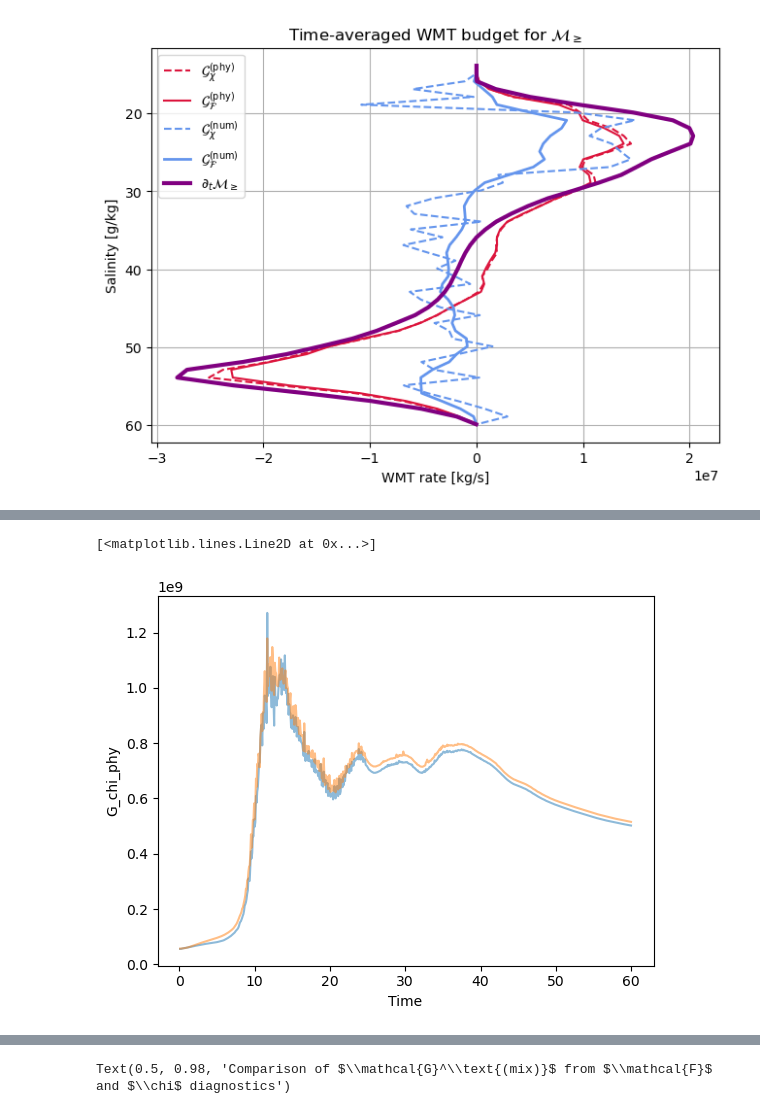
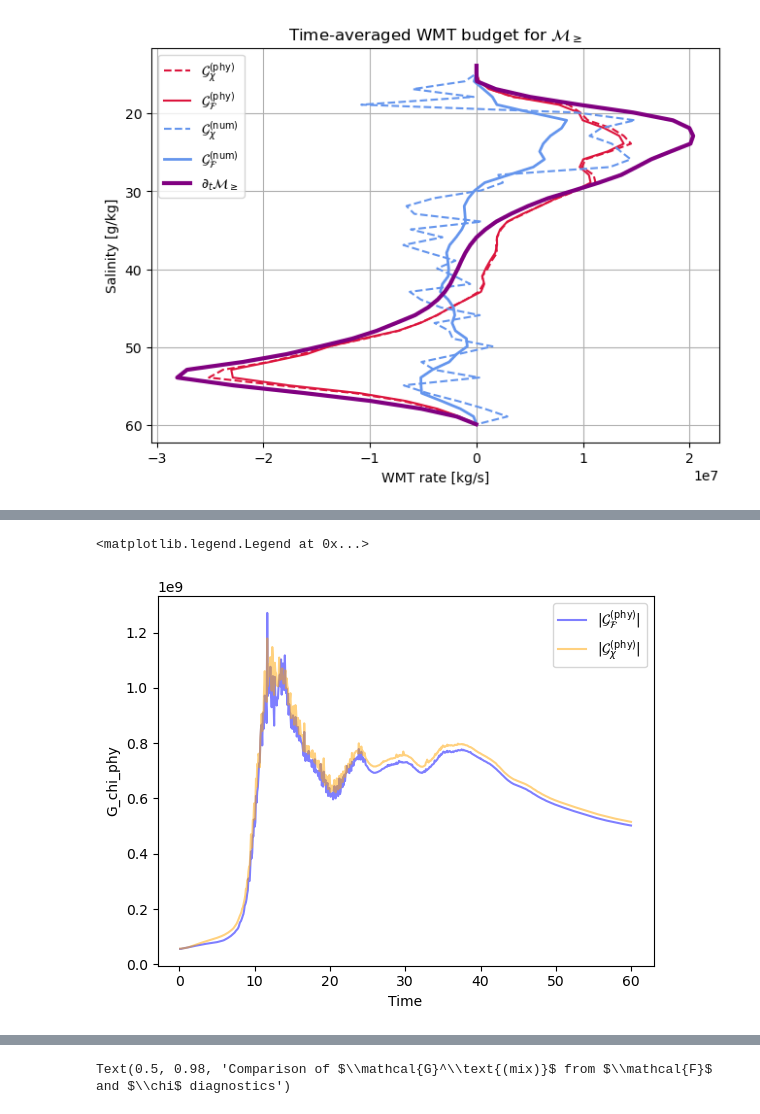
Before and after one commit to kailauyeda/WMT_DVD, a Jupyter notebook: bichan/analysis/preliminary_analysis.ipynb, the cells around one changed output, grey strips where cells are left out. Cells and saved outputs as stored; diff of their text form; code cells hidden in the pictures.

```diff
--- a/bichan/analysis/preliminary_analysis.ipynb
+++ b/bichan/analysis/preliminary_analysis.ipynb
@@ -616,6 +581,14 @@ def calculate_budget(rho_0, mesh, ds_output, target_coord_spacing = 1):
                               avg_ds_output.xtime])
 
     return G_F_phy_ds, G_chi_phy_ds, G_chi_num_ds, dM_dt_ds, G_F_num_ds, budget_ds
+# %%
+# volume integrate G_mix terms, which should = 0
+def lambda_integrate_G_mix(variable, target_coord_spacing):
+
+    integrated = (budget_ds[variable] * target_coord_spacing).sum().values
+
+    print('lambda_integrated ' + variable + '= %.2E' % integrated )
+    return integrated
 # %%
 # calculate transformation at every density class
 def vertical_cumsum(G_phy_ds, variable, reduce_time_dim_method, time_idx=0):
@@ -658,7 +631,7 @@ def find_min_max_idx(da):
 --------
 # %%
 rho_0 = 1026
-target_coord_spacing = 1
+target_coord_spacing = 0.25
 
 mass, mass_transform, dM_dt = calculate_dM_dt(mesh, avg_ds_output, ss_ds_output, target_coord_spacing)
 G_F_phy_ds, G_chi_phy_ds, G_chi_num_ds, dM_dt_ds, G_F_num_ds, budget_ds = calculate_budget(rho_0, mesh, avg_ds_output, target_coord_spacing)
@@ -673,0 +644,16 @@ Calculating G_F_num
+# %%
+# initialize lambda-integrated matrix
+dlambda_matrix = []
+
+for target_coord_spacing_choice in np.array([0.25, 0.5, 1, 2,3,10]):
+    print(f'dlambda = {target_coord_spacing_choice}')
+    # initialize matrix for each dlambda choice
+    dlambda_array = np.array([])
+    G_F_phy_ds, G_chi_phy_ds, G_chi_num_ds, dM_dt_ds, G_F_num_ds, budget_ds = calculate_budget(rho_0, mesh, avg_ds_output, target_coord_spacing_choice)
+    for variable in ['G_F_phy','G_F_num','G_chi_phy','G_chi_num']:
+        lambda_integrated_G_mix_var = lambda_integrate_G_mix(variable, target_coord_spacing_choice)
+        dlambda_array = np.append(dlambda_array, lambda_integrated_G_mix_var)
+
+    dlambda_matrix.append(dlambda_array)
+
+dlambda_matrix_final = np.vstack(dlambda_matrix)
@@ -864,6 +1005,7 @@ budget_ds.G_chi_phy.sum(dim=['nCells','salinity']).plot()
 # %%
-(np.abs(budget_ds.G_F_phy_center)).sum(dim=['nCells','salinity']).plot(alpha=0.5)
-(np.abs(budget_ds.G_chi_phy)).sum(dim=['nCells','salinity']).plot(alpha=0.5)
+(np.abs(budget_ds.G_F_phy_center)).sum(dim=['nCells','salinity']).plot(alpha=0.5, color='blue',label = r'$|\mathcal{G}_\mathcal{F}^\text{(phy)}|$')
+(np.abs(budget_ds.G_chi_phy)).sum(dim=['nCells','salinity']).plot(alpha=0.5, color='orange', label = r'$|\mathcal{G}_\chi^\text{(phy)}|$')
+plt.legend()
 # %% [output]
-[<matplotlib.lines.Line2D at 0x...>]
+<matplotlib.legend.Legend at 0x...>
-[figure, old version]
+[figure, new version]
```
Also changed, not shown: parts of 32 cells of this notebook.
